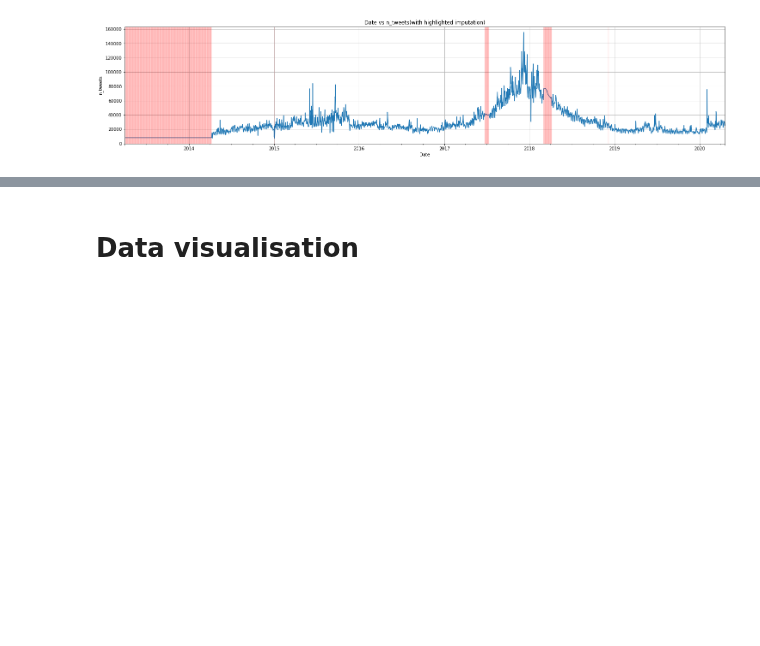
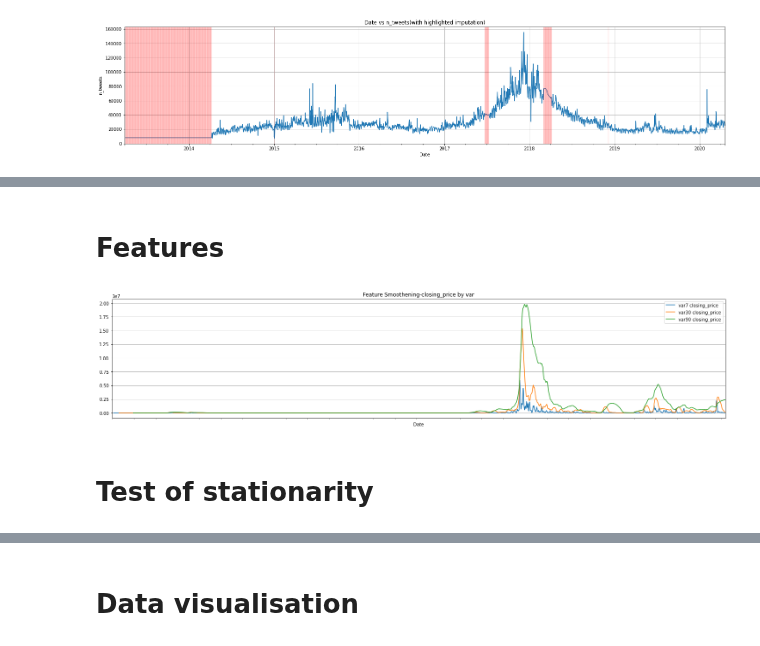
Before and after one commit to rafaelbrutti/MVA, a Jupyter notebook: ML - Time Series/Time-series forecasting of Bitcoin Prices/project.ipynb, the cells around one changed output, grey strips where cells are left out. Cells and saved outputs as stored; diff of their text form; code cells hidden in the pictures; blank space fills up the shorter version.

```diff
--- a/ML - Time Series/Time-series forecasting of Bitcoin Prices/project.ipynb
+++ b/ML - Time Series/Time-series forecasting of Bitcoin Prices/project.ipynb
@@ -450,0 +421,2 @@ Here, we observe the same order of magnitude for the ADF statistic -1.697262 wit
+# %% [markdown]
+# Features
@@ -450,0 +491,7 @@ Here, we observe the same order of magnitude for the ADF statistic -1.697262 wit
+# %%
+feature_list = [i for i in list(final_df.columns) if i not in ['Date','next_day_closing_price']]
+feature_smoothening(final_df,'closing_price','var',show_plot=True,show_original_Feature_in_plot=False)
+# %% [output]
+[figure, added]
+# %% [markdown]
+# Test of stationarity
```
Also changed, not shown: parts of 35 cells of this notebook.
